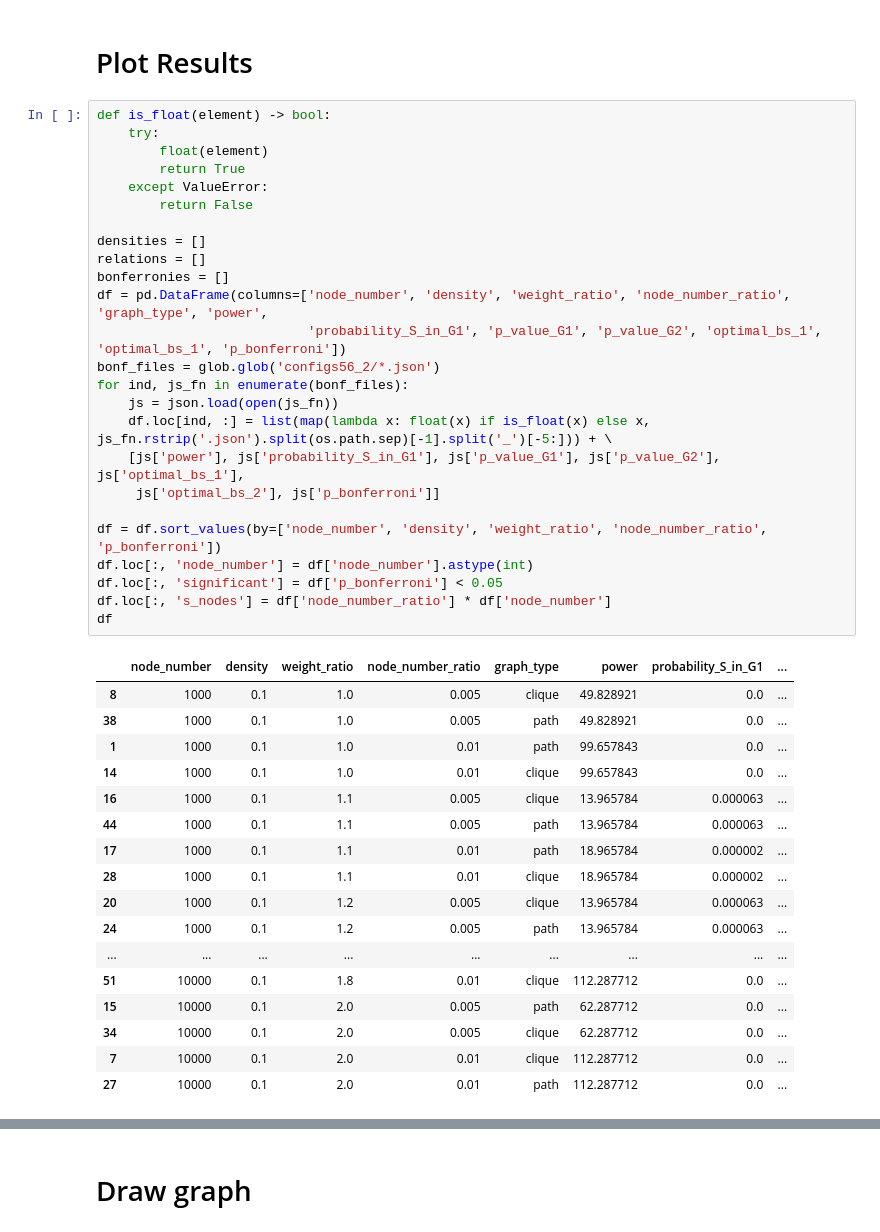
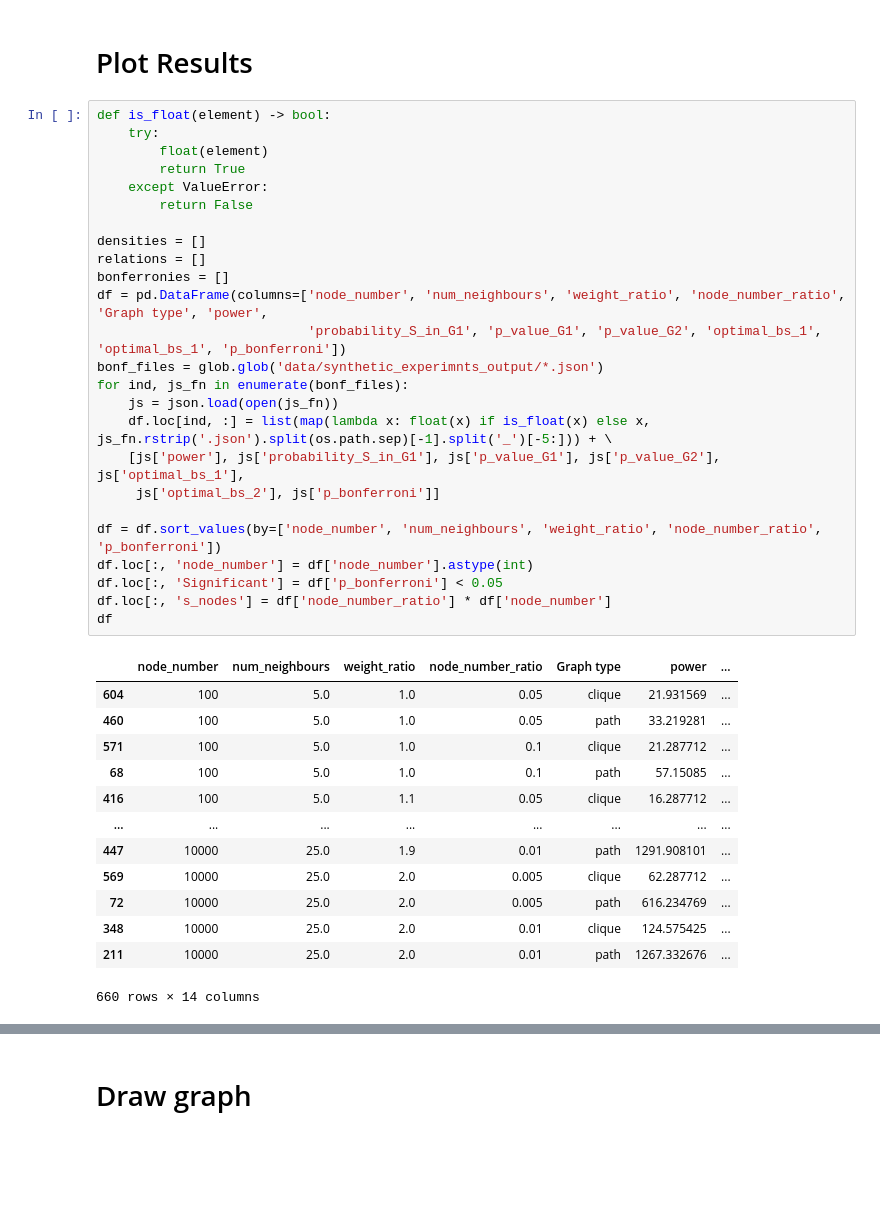
Before and after one commit to predragoetf/CTD2, a Jupyter notebook: visualise_experiments.ipynb, the cells around one changed output, grey strips where cells are left out. Saved outputs shown, nothing was run; the diff lists cells and outputs as text; blank space fills up the shorter version.

```diff
--- a/visualise_experiments.ipynb
+++ b/visualise_experiments.ipynb
@@ -17,43 +17,39 @@ import seaborn as sns
 # %%
 def is_float(element) -> bool:
     try:
         float(element)
         return True
     except ValueError:
         return False
 
 densities = []
 relations = []
 bonferronies = []
-df = pd.DataFrame(columns=['node_number', 'density', 'weight_ratio', 'node_number_ratio', 'graph_type', 'power',
+df = pd.DataFrame(columns=['node_number', 'num_neighbours', 'weight_ratio', 'node_number_ratio', 'Graph type', 'power',
                            'probability_S_in_G1', 'p_value_G1', 'p_value_G2', 'optimal_bs_1', 'optimal_bs_1', 'p_bonferroni'])
-bonf_files = glob.glob('configs56_2/*.json')
+bonf_files = glob.glob('data/synthetic_experimnts_output/*.json')
 for ind, js_fn in enumerate(bonf_files):
     js = json.load(open(js_fn))
     df.loc[ind, :] = list(map(lambda x: float(x) if is_float(x) else x, js_fn.rstrip('.json').split(os.path.sep)[-1].split('_')[-5:])) + \
     [js['power'], js['probability_S_in_G1'], js['p_value_G1'], js['p_value_G2'], js['optimal_bs_1'],
      js['optimal_bs_2'], js['p_bonferroni']]
 
-df = df.sort_values(by=['node_number', 'density', 'weight_ratio', 'node_number_ratio', 'p_bonferroni'])
+df = df.sort_values(by=['node_number', 'num_neighbours', 'weight_ratio', 'node_number_ratio', 'p_bonferroni'])
 df.loc[:, 'node_number'] = df['node_number'].astype(int)
-df.loc[:, 'significant'] = df['p_bonferroni'] < 0.05
+df.loc[:, 'Significant'] = df['p_bonferroni'] < 0.05
 df.loc[:, 's_nodes'] = df['node_number_ratio'] * df['node_number']
 df
 # %% [output]
-|  | node_number | density | weight_ratio | node_number_ratio | graph_type | power | probability_S_in_G1 | ... |
-| 8 | 1000 | 0.1 | 1.0 | 0.005 | clique | 49.828921 | 0.0 | ... |
-| 38 | 1000 | 0.1 | 1.0 | 0.005 | path | 49.828921 | 0.0 | ... |
-| 1 | 1000 | 0.1 | 1.0 | 0.01 | path | 99.657843 | 0.0 | ... |
-| 14 | 1000 | 0.1 | 1.0 | 0.01 | clique | 99.657843 | 0.0 | ... |
-| 16 | 1000 | 0.1 | 1.1 | 0.005 | clique | 13.965784 | 0.000063 | ... |
-| 44 | 1000 | 0.1 | 1.1 | 0.005 | path | 13.965784 | 0.000063 | ... |
-| 17 | 1000 | 0.1 | 1.1 | 0.01 | path | 18.965784 | 0.000002 | ... |
-| 28 | 1000 | 0.1 | 1.1 | 0.01 | clique | 18.965784 | 0.000002 | ... |
-| 20 | 1000 | 0.1 | 1.2 | 0.005 | clique | 13.965784 | 0.000063 | ... |
-| 24 | 1000 | 0.1 | 1.2 | 0.005 | path | 13.965784 | 0.000063 | ... |
-| ... | ... | ... | ... | ... | ... | ... | ... | ... |
-| 51 | 10000 | 0.1 | 1.8 | 0.01 | clique | 112.287712 | 0.0 | ... |
-| 15 | 10000 | 0.1 | 2.0 | 0.005 | path | 62.287712 | 0.0 | ... |
-| 34 | 10000 | 0.1 | 2.0 | 0.005 | clique | 62.287712 | 0.0 | ... |
-| 7 | 10000 | 0.1 | 2.0 | 0.01 | clique | 112.287712 | 0.0 | ... |
-| 27 | 10000 | 0.1 | 2.0 | 0.01 | path | 112.287712 | 0.0 | ... |
+|  | node_number | num_neighbours | weight_ratio | node_number_ratio | Graph type | power | ... |
+| 604 | 100 | 5.0 | 1.0 | 0.05 | clique | 21.931569 | ... |
+| 460 | 100 | 5.0 | 1.0 | 0.05 | path | 33.219281 | ... |
+| 571 | 100 | 5.0 | 1.0 | 0.1 | clique | 21.287712 | ... |
+| 68 | 100 | 5.0 | 1.0 | 0.1 | path | 57.15085 | ... |
+| 416 | 100 | 5.0 | 1.1 | 0.05 | clique | 16.287712 | ... |
+| ... | ... | ... | ... | ... | ... | ... | ... |
+| 447 | 10000 | 25.0 | 1.9 | 0.01 | path | 1291.908101 | ... |
+| 569 | 10000 | 25.0 | 2.0 | 0.005 | clique | 62.287712 | ... |
+| 72 | 10000 | 25.0 | 2.0 | 0.005 | path | 616.234769 | ... |
+| 348 | 10000 | 25.0 | 2.0 | 0.01 | clique | 124.575425 | ... |
+| 211 | 10000 | 25.0 | 2.0 | 0.01 | path | 1267.332676 | ... |
+660 rows × 14 columns
```
Also changed, not shown: parts of 6 cells of this notebook.
